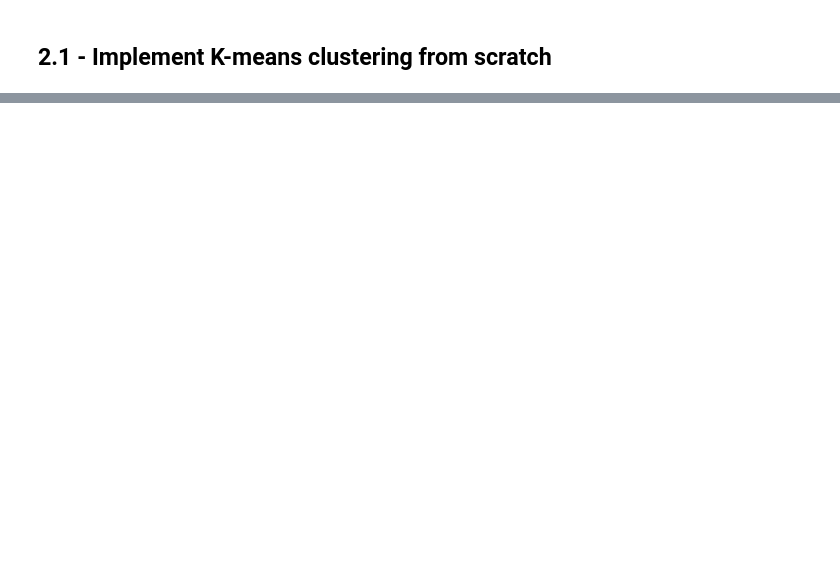
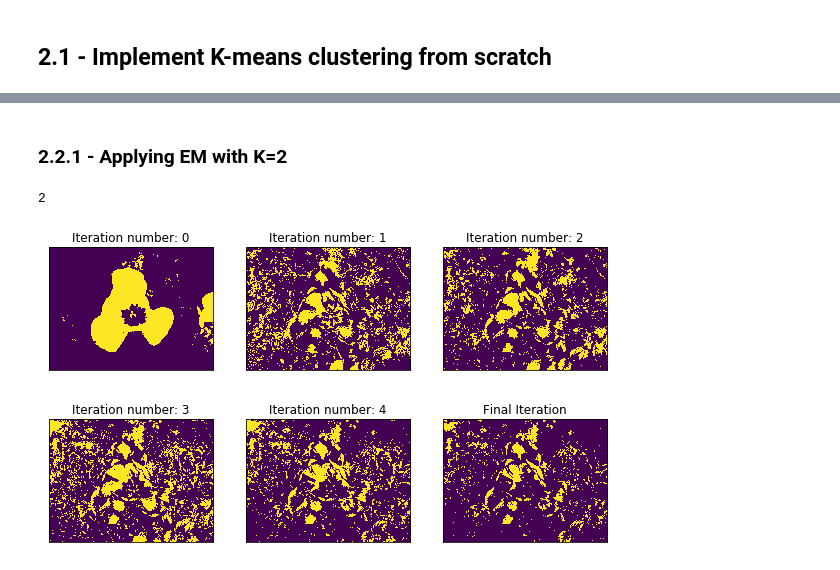
Before and after one commit to Patrick-Erath/OpenCV, a Jupyter notebook: Assignment3/Question2_A3.ipynb, the cells around one changed output, grey strips where cells are left out. Saved outputs shown, nothing was run; the diff lists cells and outputs as text; code cells hidden in the pictures; blank space fills up the shorter version.

```diff
--- a/Assignment3/Question2_A3.ipynb
+++ b/Assignment3/Question2_A3.ipynb
@@ -189,15 +219,12 @@ def em(img, k, iterations=10):
 
     # Randomly define a center for each K Gaussian components
     # This center will be the randomly initialized peak for the initial gaussian
-    gaus_peak = np.random.random((k, ch)) * 255
+    gaus_peak = np.random.random((k, ch)) * 255.0
 
     # Probability that a point is in a given gaussian K
-    prob = np.full(k, (1/k))
+    prob = np.full(k, (1.0/k))
     # STD of a point being in a given gaussian K
-    std_gaus = np.full((k, ch), (255/k))
-
-    print("Probability Gaussian", prob_gaus)
-    print("STD Gaussian", std_gaus)
+    std_gaus = np.full((k, ch), (255.0/k))
 
     iter_pdf = []
     for iter in range(iterations):
@@ -219,8 +246,15 @@ def em(img, k, iterations=10):
 
         # M-Step
         # Recalculate the Gaussian Distributions with newly assigned points
+        for distr in range(k):
+            distr_sum = 0
+            for i in range(h):
+                for j in range(w):
+                    distr_sum += pdf[i, j, distr] * img[i, j]
 
+            gaus_peak[distr] = distr_sum / np.sum(pdf[:,:,distr])
+            curr_cluster = img[cluster_groups==distr]
+            std_gaus[distr] = np.sqrt(np.var(curr_cluster, axis=0))
+            pdf[distr] = np.size(curr_cluster) / np.size(img)
 
     return iter_pdf
-
-# Recalculate the Gaussian based on points
@@ -386,0 +261,12 @@ Clipping input data to the valid range for imshow with RGB data ([0..1] for floa
+# %% [markdown]
+### 2.2.1 - Applying EM with K=2
+# %%
+img = cv2.imread("flower.jpg", cv2.COLOR_BGR2RGB)
+img = np.float32(img)
+
+em_gaussian2 = em(img, k=2, iterations=6)
+show_figures(em_gaussian2, isEM = True)
+# %% [output]
+2
+[figure, added]
+[figure, added]
```
Also changed, not shown: parts of 30 cells of this notebook, 1 other file.
